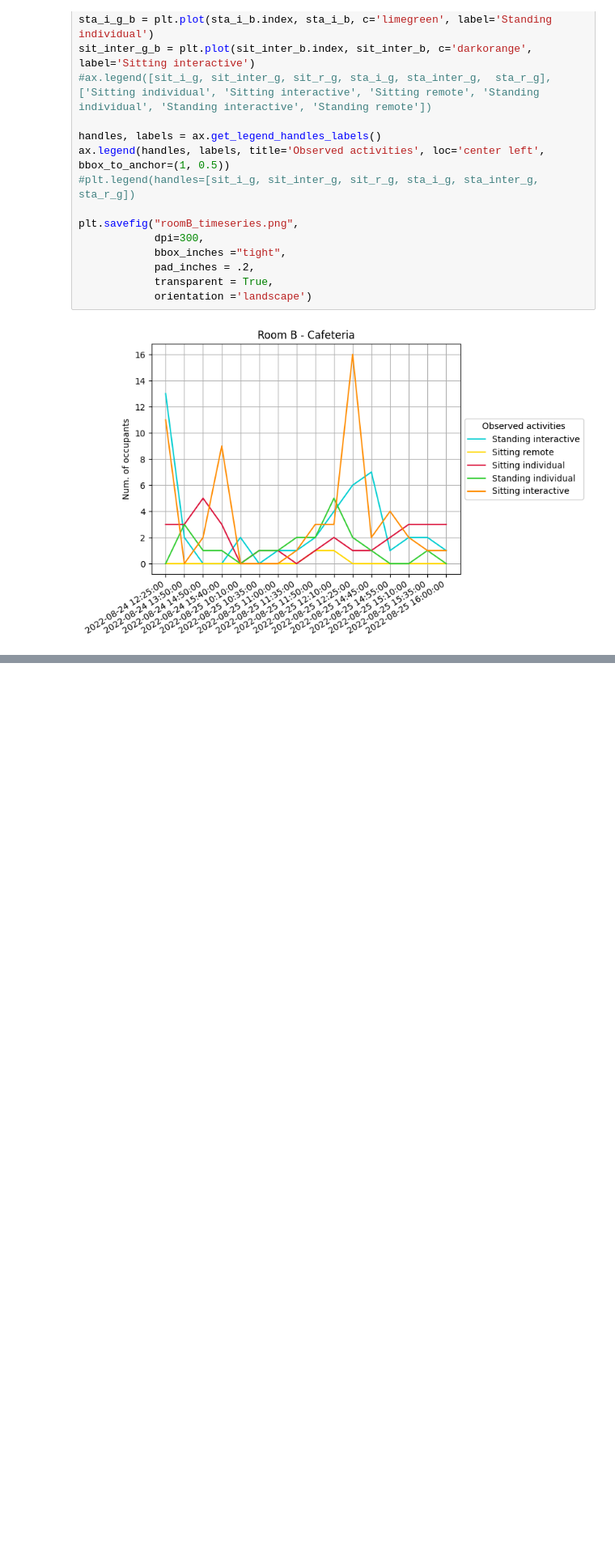
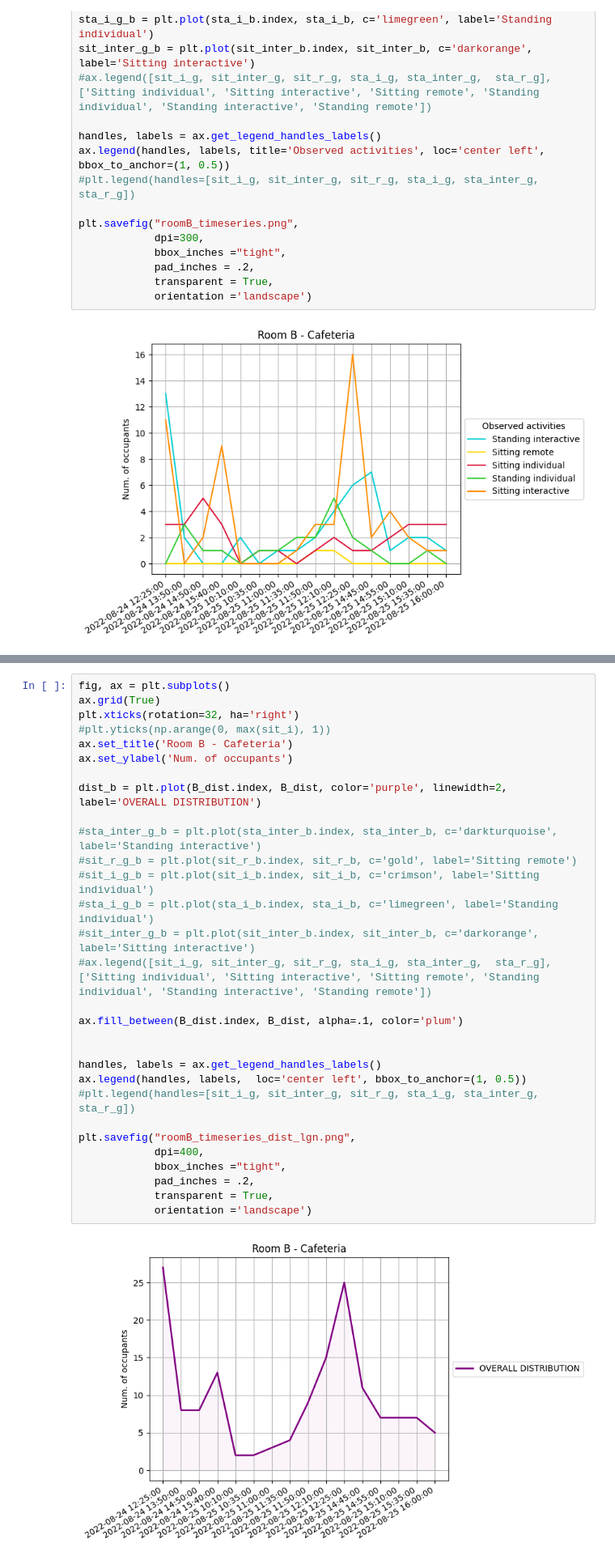
Before and after one commit to Mappo23/Arc-hest2022, a Jupyter notebook: arc-hest.ipynb, the cells around one changed output, grey strips where cells are left out. Shown: that part at 81% size. Cells and saved outputs as stored; diff of their text form; blank space fills up the shorter version.

```diff
--- a/arc-hest.ipynb
+++ b/arc-hest.ipynb
@@ -948,3 +754,35 @@ plt.savefig("roomB_timeseries_dist.png",
             orientation ='landscape')
 # %% [output]
 [figure]
+# %%
+fig, ax = plt.subplots()
+ax.grid(True)
+plt.xticks(rotation=32, ha='right')
+#plt.yticks(np.arange(0, max(sit_i), 1))
+ax.set_title('Room B - Cafeteria')
+ax.set_ylabel('Num. of occupants')
+
+dist_b = plt.plot(B_dist.index, B_dist, color='purple', linewidth=2, label='OVERALL DISTRIBUTION')
+
+#sta_inter_g_b = plt.plot(sta_inter_b.index, sta_inter_b, c='darkturquoise', label='Standing interactive')
+#sit_r_g_b = plt.plot(sit_r_b.index, sit_r_b, c='gold', label='Sitting remote')
+#sit_i_g_b = plt.plot(sit_i_b.index, sit_i_b, c='crimson', label='Sitting individual')
+#sta_i_g_b = plt.plot(sta_i_b.index, sta_i_b, c='limegreen', label='Standing individual')
+#sit_inter_g_b = plt.plot(sit_inter_b.index, sit_inter_b, c='darkorange', label='Sitting interactive')
+#ax.legend([sit_i_g, sit_inter_g, sit_r_g, sta_i_g, sta_inter_g,  sta_r_g], ['Sitting individual', 'Sitting interactive', 'Sitting remote', 'Standing individual', 'Standing interactive', 'Standing remote'])
+
+ax.fill_between(B_dist.index, B_dist, alpha=.1, color='plum')
+
+
+handles, labels = ax.get_legend_handles_labels()
+ax.legend(handles, labels,  loc='center left', bbox_to_anchor=(1, 0.5))
+#plt.legend(handles=[sit_i_g, sit_inter_g, sit_r_g, sta_i_g, sta_inter_g,  sta_r_g])
+
+plt.savefig("roomB_timeseries_dist_lgn.png",
+            dpi=400,
+            bbox_inches ="tight",
+            pad_inches = .2,
+            transparent = True,
+            orientation ='landscape')
+# %% [output]
+[figure, added]
```
Also changed, not shown: parts of 23 cells of this notebook.
